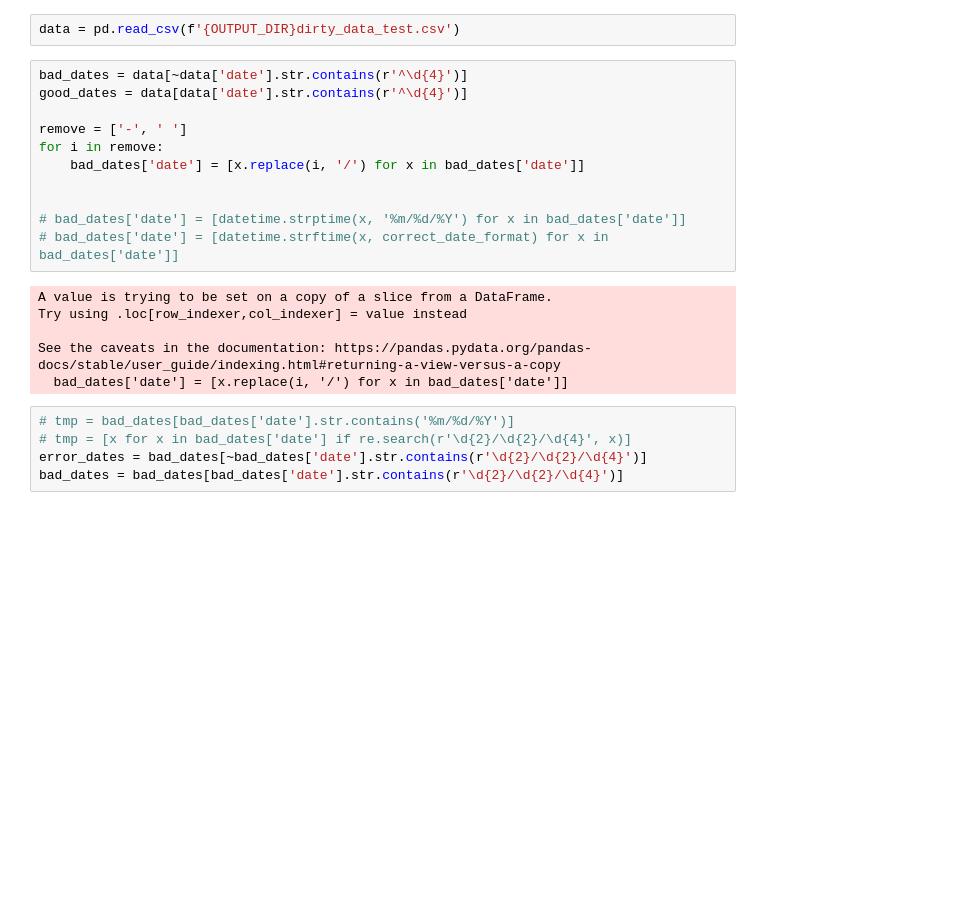
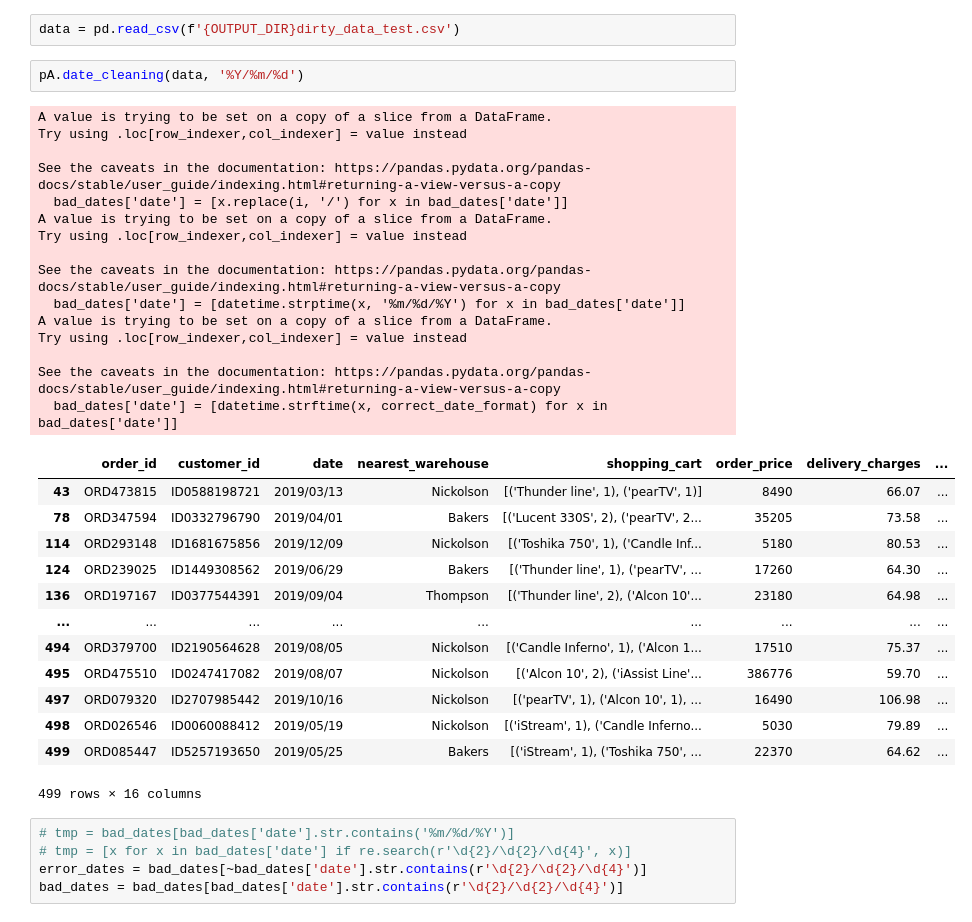
Before and after one commit to reganjohnd/Data-Cleaning, a Jupyter notebook: testing.ipynb, the cells around one changed output. Saved outputs shown, nothing was run; the diff lists cells and outputs as text; blank space fills up the shorter version.

```diff
--- a/testing.ipynb
+++ b/testing.ipynb
@@ -111,23 +127,37 @@ def date_cleaning(data, correct_date_format):
     date_cleaning(df, '%Y-%m-%d').to_csv(f'{OUTPUT_DIR}test_output.csv', index=False)
 # %%
 data = pd.read_csv(f'{OUTPUT_DIR}dirty_data_test.csv')
-# %%
-bad_dates = data[~data['date'].str.contains(r'^\d{4}')]
-good_dates = data[data['date'].str.contains(r'^\d{4}')]
-
-remove = ['-', ' ']
-for i in remove:
-    bad_dates['date'] = [x.replace(i, '/') for x in bad_dates['date']]
-
-
-# bad_dates['date'] = [datetime.strptime(x, '%m/%d/%Y') for x in bad_dates['date']]
-# bad_dates['date'] = [datetime.strftime(x, correct_date_format) for x in bad_dates['date']]
-# %% [output]
-A value is trying to be set on a copy of a slice from a DataFrame.
-Try using .loc[row_indexer,col_indexer] = value instead
-
-See the caveats in the documentation: https://pandas.pydata.org/pandas-docs/stable/user_guide/indexing.html#returning-a-view-versus-a-copy
-  bad_dates['date'] = [x.replace(i, '/') for x in bad_dates['date']]
+# %%
+pA.date_cleaning(data, '%Y/%m/%d')
+# %% [output]
+A value is trying to be set on a copy of a slice from a DataFrame.
+Try using .loc[row_indexer,col_indexer] = value instead
+
+See the caveats in the documentation: https://pandas.pydata.org/pandas-docs/stable/user_guide/indexing.html#returning-a-view-versus-a-copy
+  bad_dates['date'] = [x.replace(i, '/') for x in bad_dates['date']]
+A value is trying to be set on a copy of a slice from a DataFrame.
+Try using .loc[row_indexer,col_indexer] = value instead
+
+See the caveats in the documentation: https://pandas.pydata.org/pandas-docs/stable/user_guide/indexing.html#returning-a-view-versus-a-copy
+  bad_dates['date'] = [datetime.strptime(x, '%m/%d/%Y') for x in bad_dates['date']]
+A value is trying to be set on a copy of a slice from a DataFrame.
+Try using .loc[row_indexer,col_indexer] = value instead
+
+See the caveats in the documentation: https://pandas.pydata.org/pandas-docs/stable/user_guide/indexing.html#returning-a-view-versus-a-copy
+  bad_dates['date'] = [datetime.strftime(x, correct_date_format) for x in bad_dates['date']]
+|  | order_id | customer_id | date | nearest_warehouse | shopping_cart | order_price | delivery_charges | ... |
+| 43 | ORD473815 | ID0588198721 | 2019/03/13 | Nickolson | [('Thunder line', 1), ('pearTV', 1)] | 8490 | 66.07 | ... |
+| 78 | ORD347594 | ID0332796790 | 2019/04/01 | Bakers | [('Lucent 330S', 2), ('pearTV', 2... | 35205 | 73.58 | ... |
+| 114 | ORD293148 | ID1681675856 | 2019/12/09 | Nickolson | [('Toshika 750', 1), ('Candle Inf... | 5180 | 80.53 | ... |
+| 124 | ORD239025 | ID1449308562 | 2019/06/29 | Bakers | [('Thunder line', 1), ('pearTV', ... | 17260 | 64.30 | ... |
+| 136 | ORD197167 | ID0377544391 | 2019/09/04 | Thompson | [('Thunder line', 2), ('Alcon 10'... | 23180 | 64.98 | ... |
+| ... | ... | ... | ... | ... | ... | ... | ... | ... |
+| 494 | ORD379700 | ID2190564628 | 2019/08/05 | Nickolson | [('Candle Inferno', 1), ('Alcon 1... | 17510 | 75.37 | ... |
+| 495 | ORD475510 | ID0247417082 | 2019/08/07 | Nickolson | [('Alcon 10', 2), ('iAssist Line'... | 386776 | 59.70 | ... |
+| 497 | ORD079320 | ID2707985442 | 2019/10/16 | Nickolson | [('pearTV', 1), ('Alcon 10', 1), ... | 16490 | 106.98 | ... |
+| 498 | ORD026546 | ID0060088412 | 2019/05/19 | Nickolson | [('iStream', 1), ('Candle Inferno... | 5030 | 79.89 | ... |
+| 499 | ORD085447 | ID5257193650 | 2019/05/25 | Bakers | [('iStream', 1), ('Toshika 750', ... | 22370 | 64.62 | ... |
+499 rows × 16 columns
 # %%
 # tmp = bad_dates[bad_dates['date'].str.contains('%m/%d/%Y')]
 # tmp = [x for x in bad_dates['date'] if re.search(r'\d{2}/\d{2}/\d{4}', x)]
```
Also changed, not shown: parts of 1 cell of this notebook, 2 other files.
